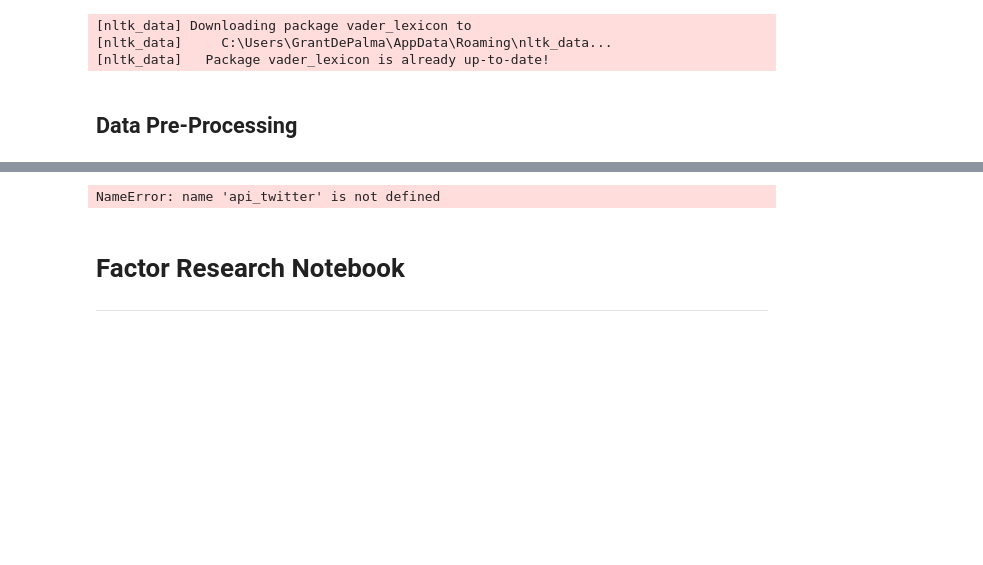
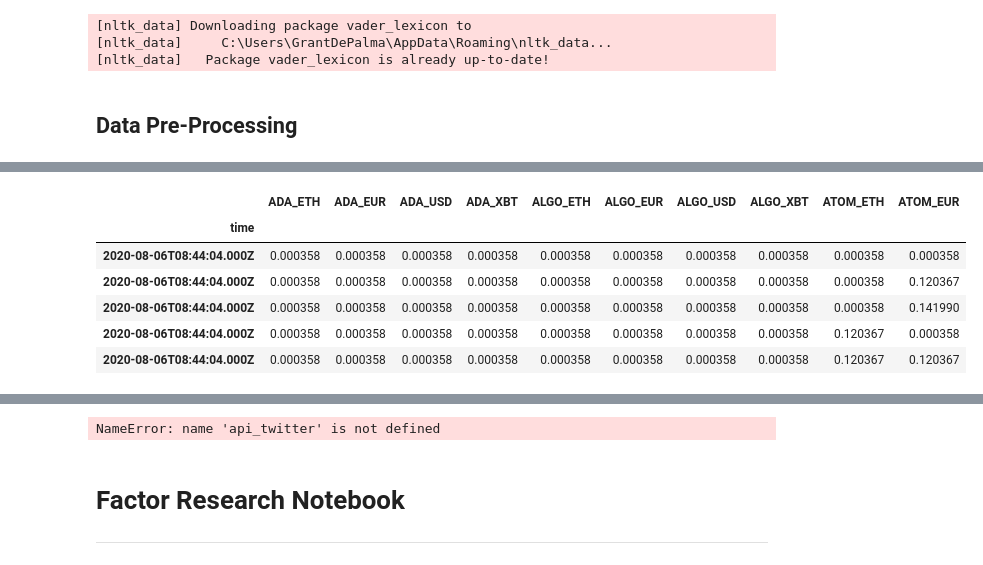
Before and after one commit to gdepalma93/nu_fintech_project_2, a Jupyter notebook: factor_research.ipynb, the cells around one changed output, grey strips where cells are left out. Cells and saved outputs as stored; diff of their text form; code cells hidden in the pictures; blank space fills up the shorter version.

```diff
--- a/Untitled.ipynb
+++ b/factor_research.ipynb
@@ -109,0 +153,11 @@ df_candles = get_prices(kraken_pairs_df_2, '1m', '2016-01-01')
+# %%
+df_candles_t2 = df_candles_t.apply(pd.to_numeric)
+df_candles_t2.head()
+# %% [output]
+|  | ADA_ETH | ADA_EUR | ADA_USD | ADA_XBT | ALGO_ETH | ALGO_EUR | ALGO_USD | ALGO_XBT | ATOM_ETH | ATOM_EUR |
+| time |  |  |  |  |  |  |  |  |  |  |
+| 2020-08-06T08:44:04.000Z | 0.000358 | 0.000358 | 0.000358 | 0.000358 | 0.000358 | 0.000358 | 0.000358 | 0.000358 | 0.000358 | 0.000358 |
+| 2020-08-06T08:44:04.000Z | 0.000358 | 0.000358 | 0.000358 | 0.000358 | 0.000358 | 0.000358 | 0.000358 | 0.000358 | 0.000358 | 0.120367 |
+| 2020-08-06T08:44:04.000Z | 0.000358 | 0.000358 | 0.000358 | 0.000358 | 0.000358 | 0.000358 | 0.000358 | 0.000358 | 0.000358 | 0.141990 |
+| 2020-08-06T08:44:04.000Z | 0.000358 | 0.000358 | 0.000358 | 0.000358 | 0.000358 | 0.000358 | 0.000358 | 0.000358 | 0.120367 | 0.000358 |
+| 2020-08-06T08:44:04.000Z | 0.000358 | 0.000358 | 0.000358 | 0.000358 | 0.000358 | 0.000358 | 0.000358 | 0.000358 | 0.120367 | 0.120367 |
```
Also changed, not shown: parts of 17 cells of this notebook, 2 other files.
